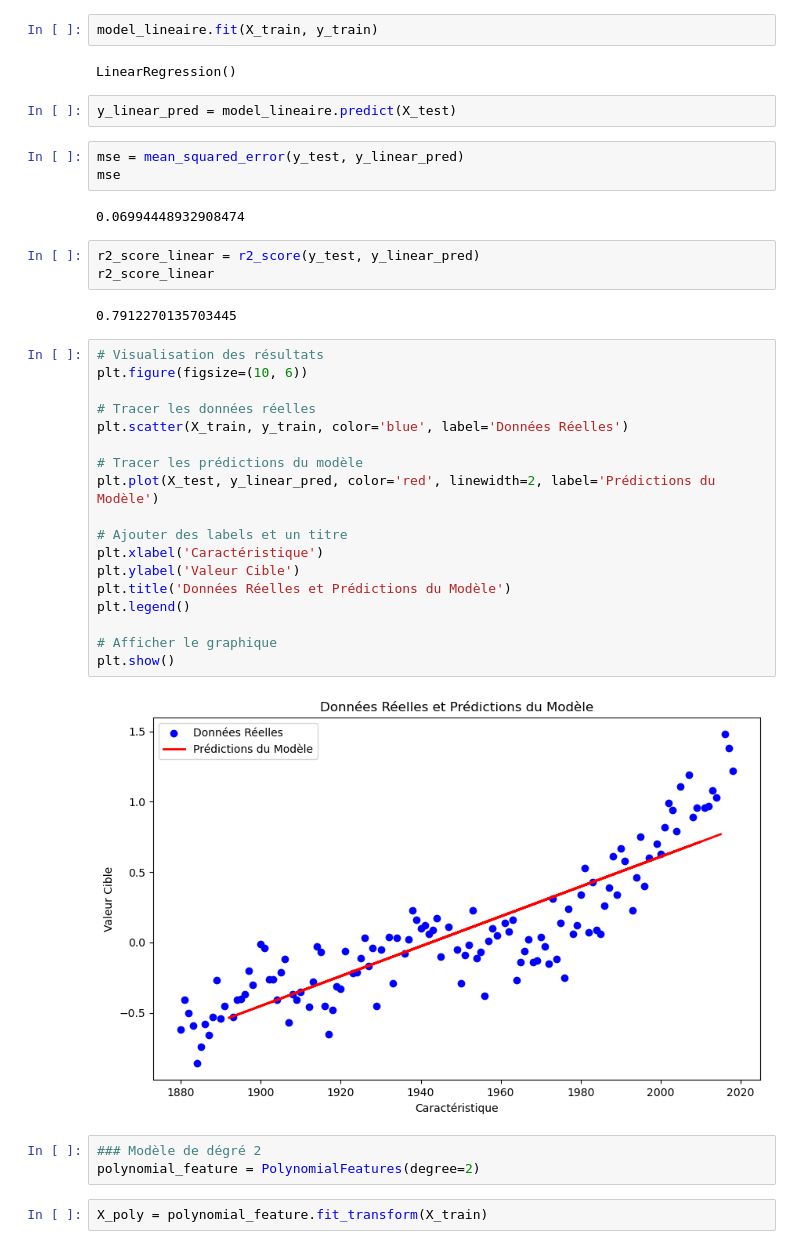
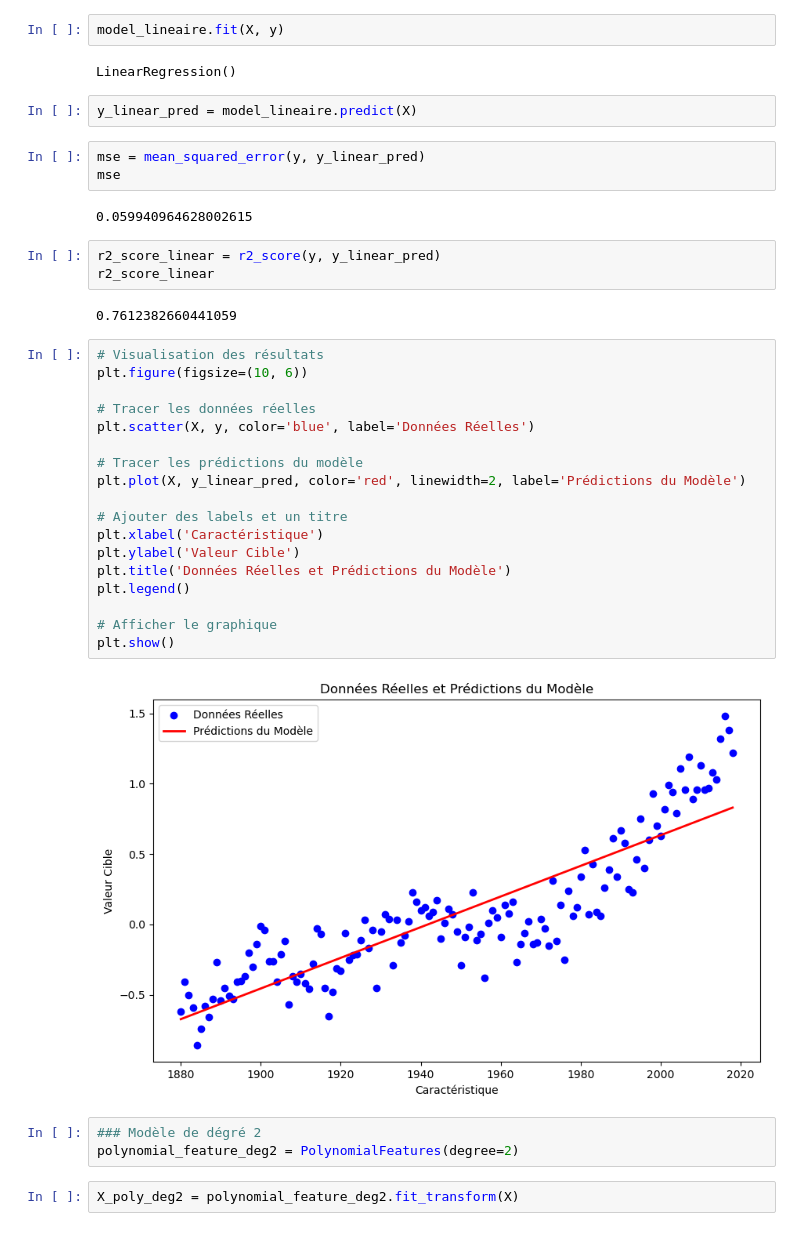
Before and after one commit to Moh2106/DigiSciaMachineLearningCourse, a Jupyter notebook: 12_regression_polynomiale.ipynb, the cells around one changed output. Drawn from its saved outputs; the diff is of its cells as text.

Commit message:
Suite de la regression polynomiale

```diff
--- a/12_regression_polynomiale.ipynb
+++ b/12_regression_polynomiale.ipynb
@@ -90,43 +88,43 @@ X_train, X_test, y_train, y_test = train_test_split(X, y, test_size=0.1, random_
 # Déclaration du modèle linéaire
 model_lineaire = LinearRegression()
 # %%
-model_lineaire.fit(X_train, y_train)
+model_lineaire.fit(X, y)
 # %% [output]
 LinearRegression()
 # %%
-y_linear_pred = model_lineaire.predict(X_test)
+y_linear_pred = model_lineaire.predict(X)
 # %%
-mse = mean_squared_error(y_test, y_linear_pred)
+mse = mean_squared_error(y, y_linear_pred)
 mse
 # %% [output]
-0.06994448932908474
+0.059940964628002615
 # %%
-r2_score_linear = r2_score(y_test, y_linear_pred)
+r2_score_linear = r2_score(y, y_linear_pred)
 r2_score_linear
 # %% [output]
-0.7912270135703445
+0.7612382660441059
 # %%
 # Visualisation des résultats
 plt.figure(figsize=(10, 6))
 
 # Tracer les données réelles
-plt.scatter(X_train, y_train, color='blue', label='Données Réelles')
+plt.scatter(X, y, color='blue', label='Données Réelles')
 
 # Tracer les prédictions du modèle
-plt.plot(X_test, y_linear_pred, color='red', linewidth=2, label='Prédictions du Modèle')
+plt.plot(X, y_linear_pred, color='red', linewidth=2, label='Prédictions du Modèle')
 
 # Ajouter des labels et un titre
 plt.xlabel('Caractéristique')
 plt.ylabel('Valeur Cible')
 plt.title('Données Réelles et Prédictions du Modèle')
 plt.legend()
 
 # Afficher le graphique
 plt.show()
 # %% [output]
-[figure, old version]
+[figure, new version]
 # %%
 ### Modèle de dégré 2
-polynomial_feature = PolynomialFeatures(degree=2)
+polynomial_feature_deg2 = PolynomialFeatures(degree=2)
 # %%
-X_poly = polynomial_feature.fit_transform(X_train)
+X_poly_deg2 = polynomial_feature_deg2.fit_transform(X)
```
Also changed, not shown: parts of 21 cells of this notebook, 1 other file.
